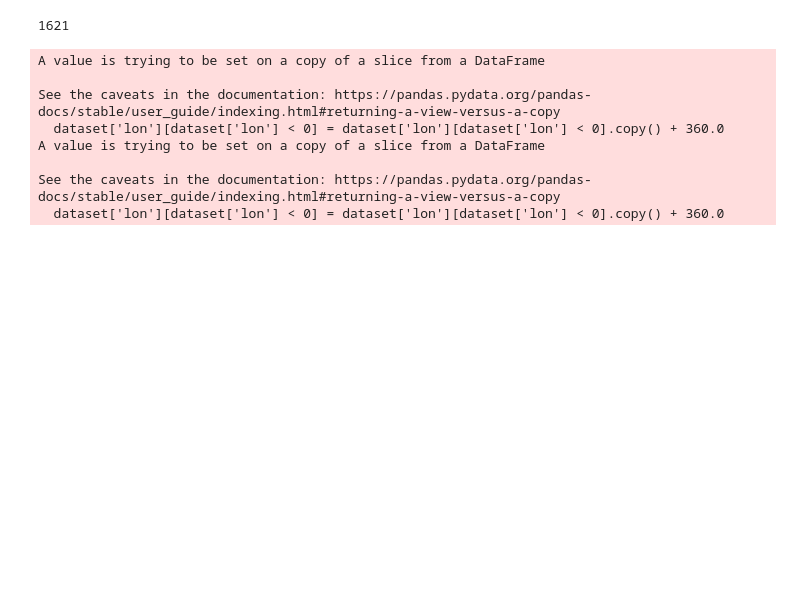
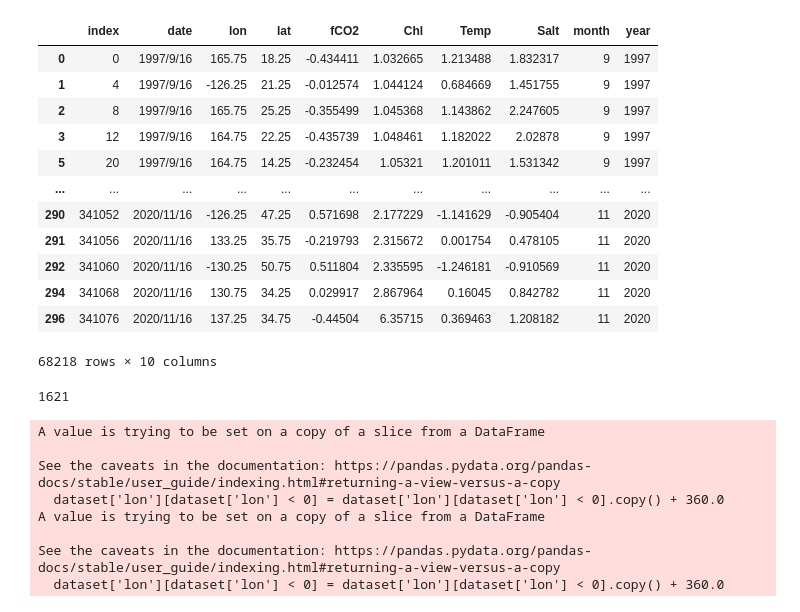
Before and after one commit to Apheliosss/SRTP2022, a Jupyter notebook: testing/GNNWR.ipynb, the cells around one changed output. Cells and saved outputs as stored; diff of their text form; code cells hidden in the pictures; blank space fills up the shorter version.

```diff
--- a/testing/GNNWR.ipynb
+++ b/testing/GNNWR.ipynb
@@ -52,5 +76,21 @@ for i in range(0, len(varName), 1):
 
 del mean_li, std_li
+# %%
+train_set
+# %% [output]
+|  | index | date | lon | lat | fCO2 | Chl | Temp | Salt | month | year |
+| 0 | 0 | 1997/9/16 | 165.75 | 18.25 | -0.434411 | 1.032665 | 1.213488 | 1.832317 | 9 | 1997 |
+| 1 | 4 | 1997/9/16 | -126.25 | 21.25 | -0.012574 | 1.044124 | 0.684669 | 1.451755 | 9 | 1997 |
+| 2 | 8 | 1997/9/16 | 165.75 | 25.25 | -0.355499 | 1.045368 | 1.143862 | 2.247605 | 9 | 1997 |
+| 3 | 12 | 1997/9/16 | 164.75 | 22.25 | -0.435739 | 1.048461 | 1.182022 | 2.02878 | 9 | 1997 |
+| 5 | 20 | 1997/9/16 | 164.75 | 14.25 | -0.232454 | 1.05321 | 1.201011 | 1.531342 | 9 | 1997 |
+| ... | ... | ... | ... | ... | ... | ... | ... | ... | ... | ... |
+| 290 | 341052 | 2020/11/16 | -126.25 | 47.25 | 0.571698 | 2.177229 | -1.141629 | -0.905404 | 11 | 2020 |
+| 291 | 341056 | 2020/11/16 | 133.25 | 35.75 | -0.219793 | 2.315672 | 0.001754 | 0.478105 | 11 | 2020 |
+| 292 | 341060 | 2020/11/16 | -130.25 | 50.75 | 0.511804 | 2.335595 | -1.246181 | -0.910569 | 11 | 2020 |
+| 294 | 341068 | 2020/11/16 | 130.75 | 34.25 | 0.029917 | 2.867964 | 0.16045 | 0.842782 | 11 | 2020 |
+| 296 | 341076 | 2020/11/16 | 137.25 | 34.75 | -0.44504 | 6.35715 | 0.369463 | 1.208182 | 11 | 2020 |
+68218 rows × 10 columns
 # %%
 def compute_distances(P, C):
     A = (P**2).sum(axis=1, keepdims=True)
```
Also changed, not shown: parts of 1 cell of this notebook, 2 other files.
